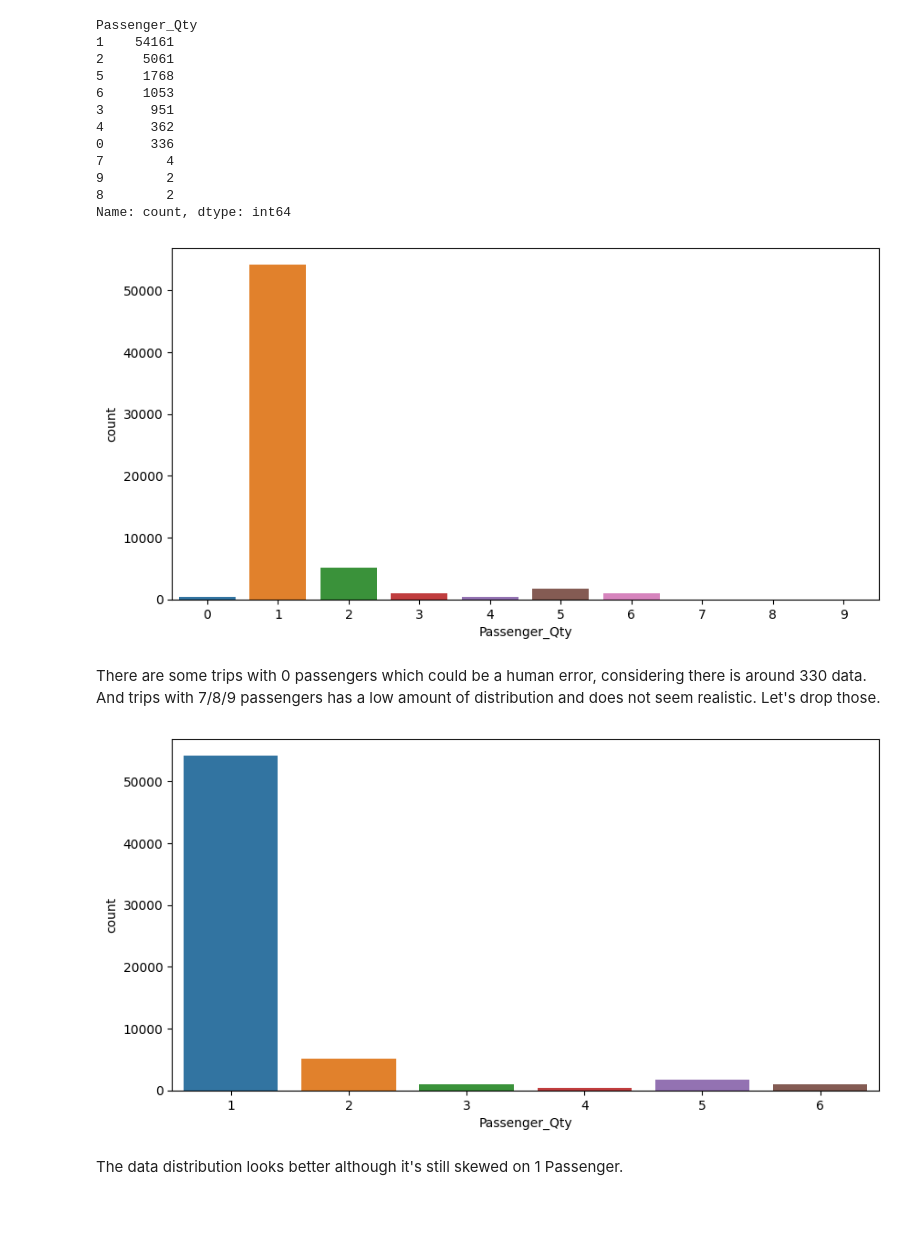
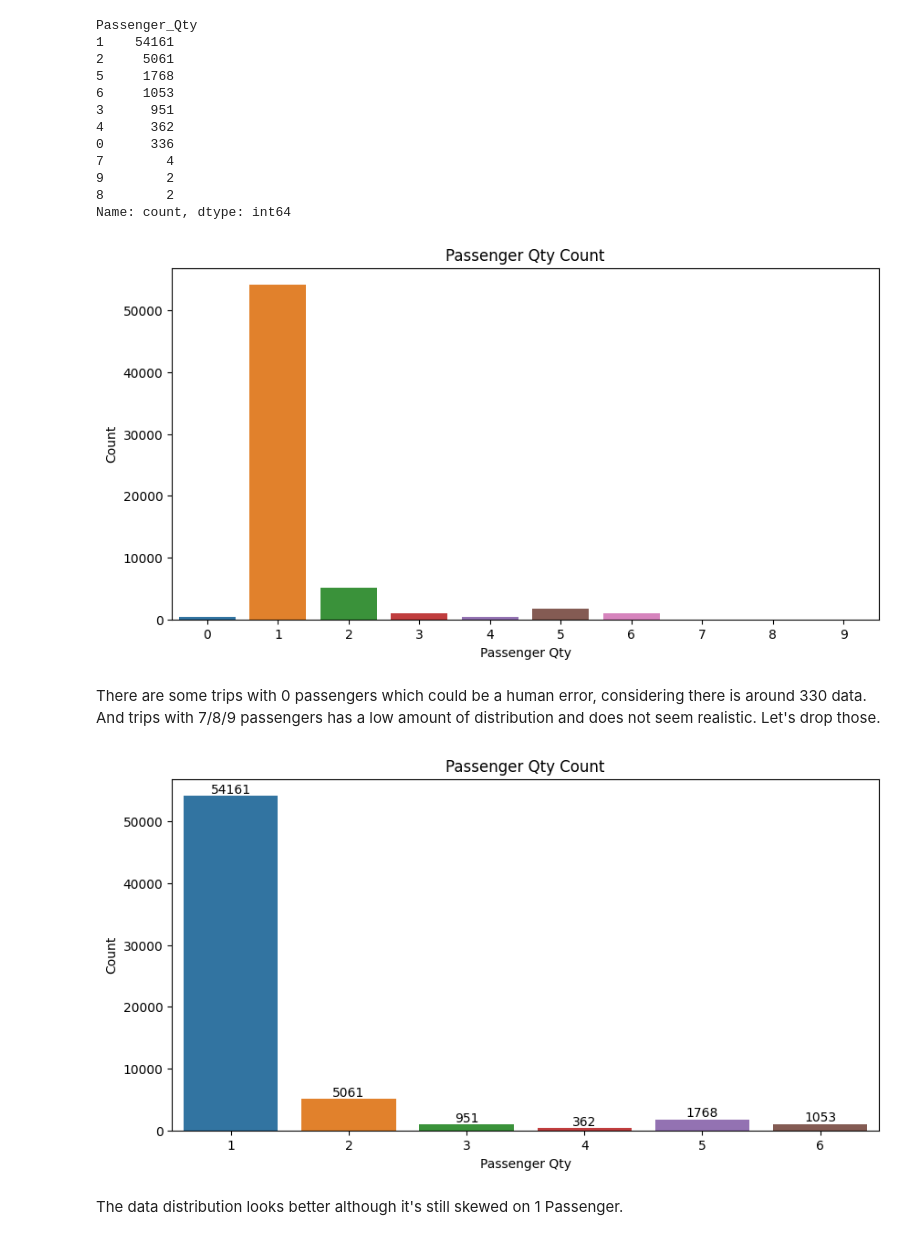
Before and after one commit to nneguita/NewYorkTLC_Analysis, a Jupyter notebook: NYC TLC Trip Record Analysis.ipynb, the cells around one changed output. Saved outputs shown, nothing was run; the diff lists cells and outputs as text; code cells hidden in the pictures; blank space fills up the shorter version.

```diff
--- a/NYC TLC Trip Record Analysis.ipynb
+++ b/NYC TLC Trip Record Analysis.ipynb
@@ -547,10 +555,12 @@ Name: count, dtype: int64
 # %%
 plt.figure(figsize=(10,5))
 sns.countplot(x='Passenger_Qty',data=tlc)
-
+plt.xlabel('Passenger Qty')
+plt.ylabel('Count')
+plt.title('Passenger Qty Count')
 plt.show()
 # %% [output]
-[figure, old version]
+[figure, new version]
 # %% [markdown]
 There are some trips with 0 passengers which could be a human error, considering there is around 330 data. <br>
 And trips with 7/8/9 passengers has a low amount of distribution and does not seem realistic. Let's drop those.
@@ -560,10 +570,13 @@ tlc = tlc[tlc['Passenger_Qty']<=6]
 # %%
 plt.figure(figsize=(10,5))
-sns.countplot(x='Passenger_Qty',data=tlc)
-
+ax = sns.countplot(x='Passenger_Qty',data=tlc)
+ax.bar_label(ax.containers[0])
+plt.xlabel('Passenger Qty')
+plt.ylabel('Count')
+plt.title('Passenger Qty Count')
 plt.show()
 # %% [output]
-[figure, old version]
+[figure, new version]
 # %% [markdown]
 The data distribution looks better although it's still skewed on 1 Passenger.
 # %% [markdown]
```
Also changed, not shown: parts of 32 cells of this notebook.
